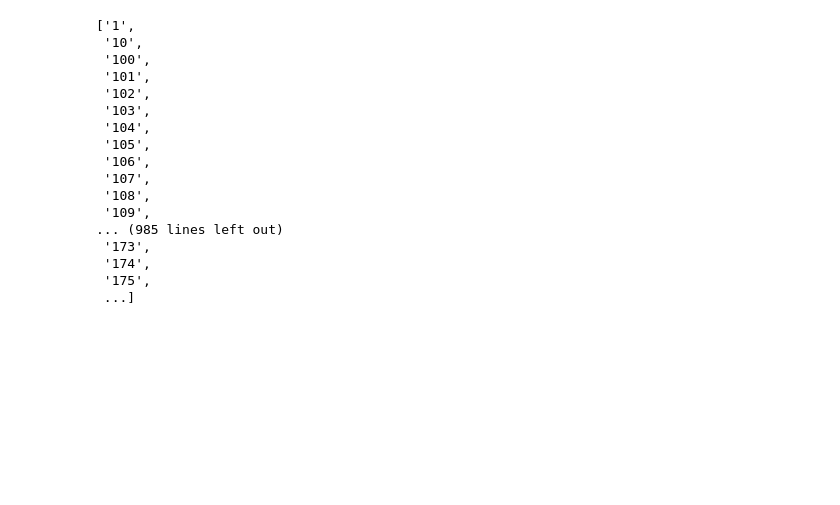
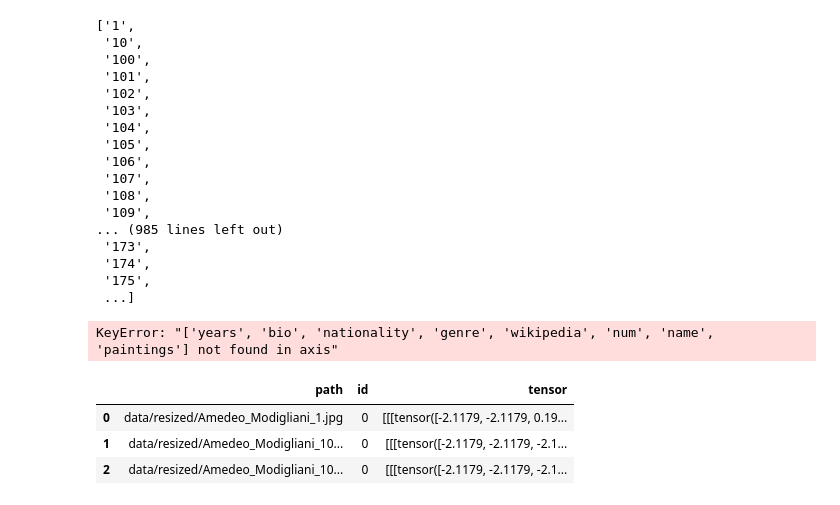
Before and after one commit to NICFRU/Advance-Machine-Learning, a Jupyter notebook: Bonus/Bonus 4/bonus4.ipynb, the cells around one changed output. Saved outputs shown, nothing was run; the diff lists cells and outputs as text; code cells hidden in the pictures; blank space fills up the shorter version.

```diff
--- a/Bonus/Bonus 4/bonus4.ipynb
+++ b/Bonus/Bonus 4/bonus4.ipynb
@@ -101,4 +100,40 @@ for name in tqdm(df.name.tolist()):
 df_bilder=pd.DataFrame(data=data_list,columns=['name','num','path'])
 # %%
 df=df_bilder.merge(df,on='name')
+# %%
+image_transforms = transforms.Compose([
+    transforms.RandomResizedCrop(size=64),
+    transforms.RandomRotation(degrees=15),
+    transforms.RandomHorizontalFlip(),
+    transforms.Grayscale(num_output_channels=3),
+    transforms.CenterCrop(size=64),
+    transforms.ToTensor(),
+    transforms.Normalize([0.485, 0.456, 0.406], [0.229, 0.224, 0.225])
+    ])
+
+valid_transforms = transforms.Compose([
+    transforms.Resize(size=64),
+    transforms.Grayscale(num_output_channels=3),
+    transforms.CenterCrop(size=64),
+    transforms.ToTensor(),
+    transforms.Normalize([0.485, 0.456, 0.406], [0.229, 0.224, 0.225])
+    ])
+# %%
+train_pics_list = []
+for path in tqdm(df.path):
+    img = Image.open(path)
+    img_tensor = image_transforms(img)
+    #img_tensor = img_tensor.unsqueeze(0)
+    train_pics_list.append(img_tensor)
+df["tensor"] = train_pics_list
+df.drop(["years", "bio", "nationality", "genre", "wikipedia", "num", "name", "paintings"], axis=1, inplace=True)
+# %% [output]
+KeyError: "['years', 'bio', 'nationality', 'genre', 'wikipedia', 'num', 'name', 'paintings'] not found in axis"
+# %%
+df.head(3)
+# %% [output]
+|  | path | id | tensor |
+| 0 | data/resized/Amedeo_Modigliani_1.jpg | 0 | [[[tensor([-2.1179, -2.1179, 0.19... |
+| 1 | data/resized/Amedeo_Modigliani_10... | 0 | [[[tensor([-2.1179, -2.1179, -2.1... |
+| 2 | data/resized/Amedeo_Modigliani_10... | 0 | [[[tensor([-2.1179, -2.1179, -2.1... |
 # %%
```
Also changed, not shown: parts of 13 cells of this notebook, 3 other files.
